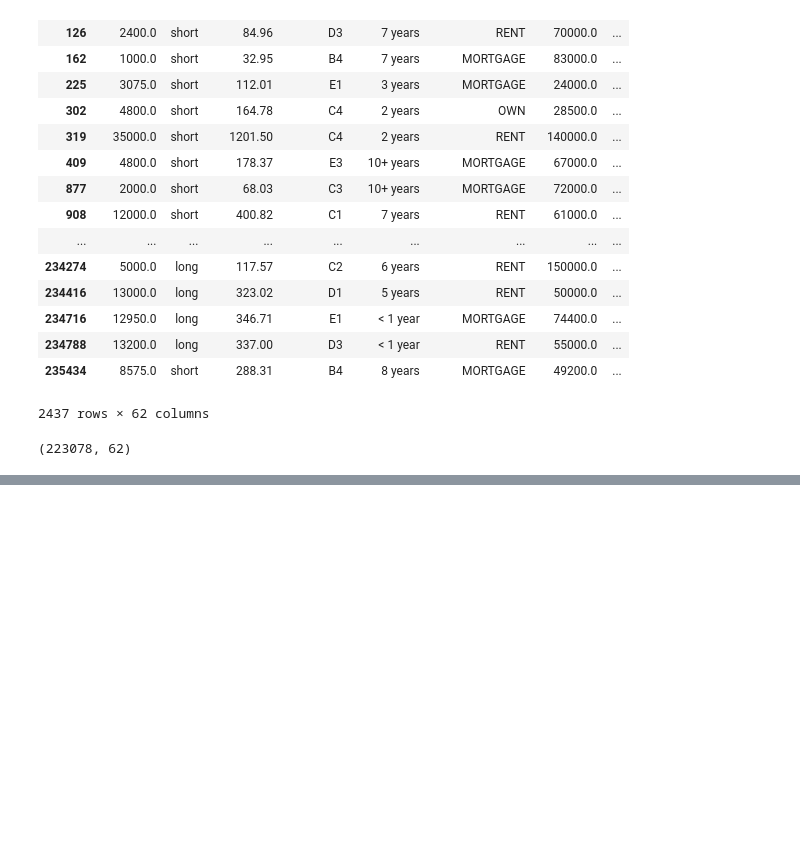
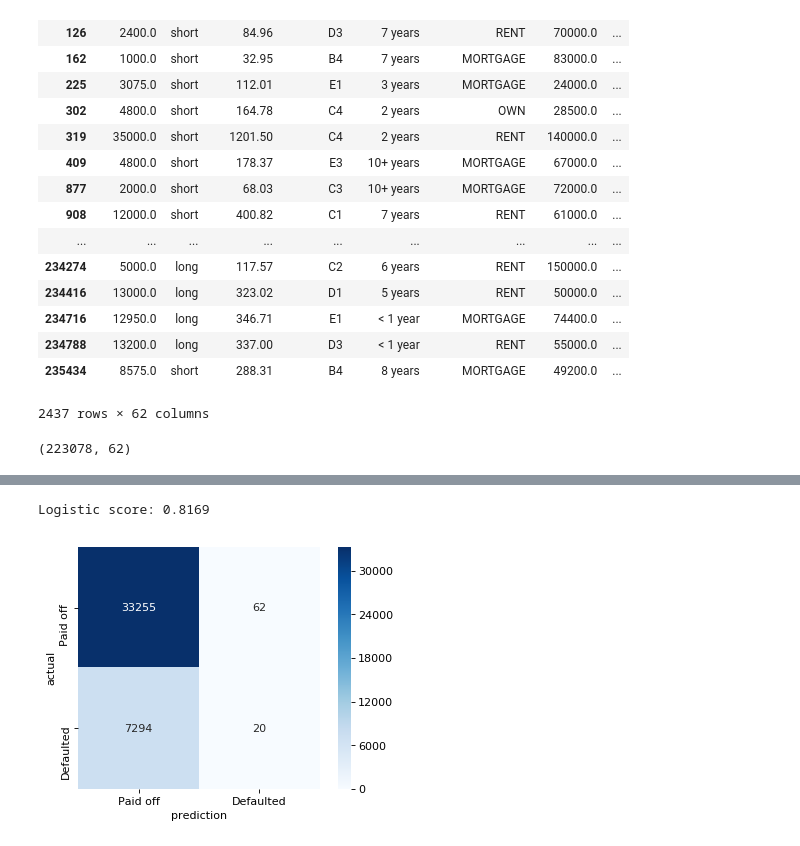
Before and after one commit to jeremyrchow/lending_club_default_model, a Jupyter notebook: EDA.ipynb, the cells around one changed output, grey strips where cells are left out. Drawn from its saved outputs; the diff is of its cells as text; code cells hidden in the pictures; blank space fills up the shorter version.

```diff
--- a/EDA.ipynb
+++ b/EDA.ipynb
@@ -323,0 +324,3 @@ df_temp = df.dropna()
+# %%
+df_temp = df.dropna()
+df_temp['loan_status'] = df_temp['loan_status'].replace({'Fully Paid': 0, 'Charged Off': 1})
@@ -359,0 +393,22 @@ DesignMatrix with shape (203151, 179)
+# %%
+# Let's make a slightly better model
+X_train, X_test, y_train, y_test = train_test_split(X, y, test_size=0.2, random_state=123456)
+lm = LogisticRegression(C = 100)
+lm.fit(X_train, y_train)
+print("Logistic score: {:6.4f}".format(lm.score(X_train,y_train)))
+
+def make_confusion_matrix(model, threshold=0.5):
+    # Predict class 1 if probability of being in class 1 is greater than threshold
+    # (model.predict(X_test) does this automatically with a threshold of 0.5)
+    y_predict = (model.predict_proba(X_test)[:, 1] >= threshold)
+    mat_confusion = confusion_matrix(y_test, y_predict)
+    plt.figure(dpi=80)
+    sns.heatmap(mat_confusion, cmap=plt.cm.Blues, annot=True, square=True, fmt='d',
+           xticklabels=['Paid off', 'Defaulted'],
+           yticklabels=['Paid off', 'Defaulted']);
+    plt.xlabel('prediction')
+    plt.ylabel('actual')
+make_confusion_matrix(lm)
+# %% [output]
+Logistic score: 0.8169
+[figure, added]
```
Also changed, not shown: parts of 19 cells of this notebook.
